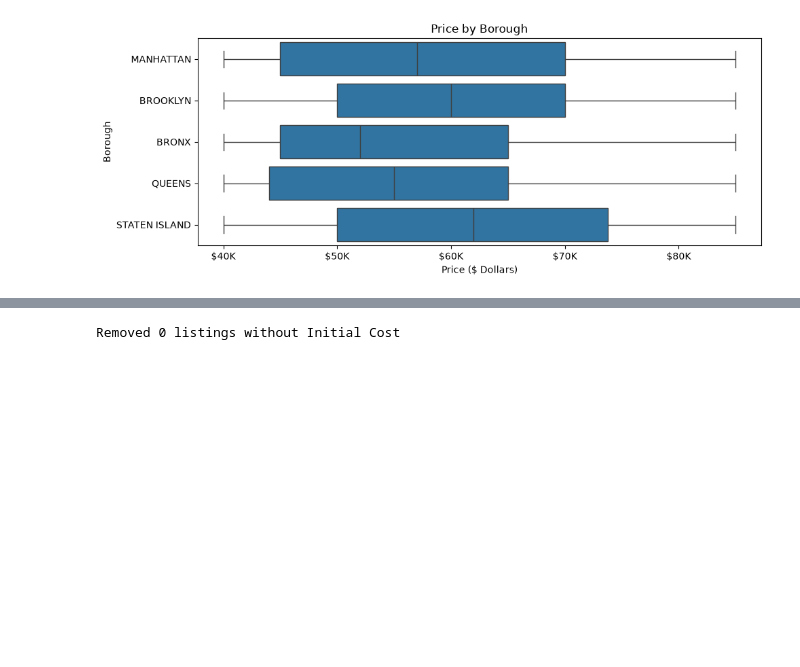
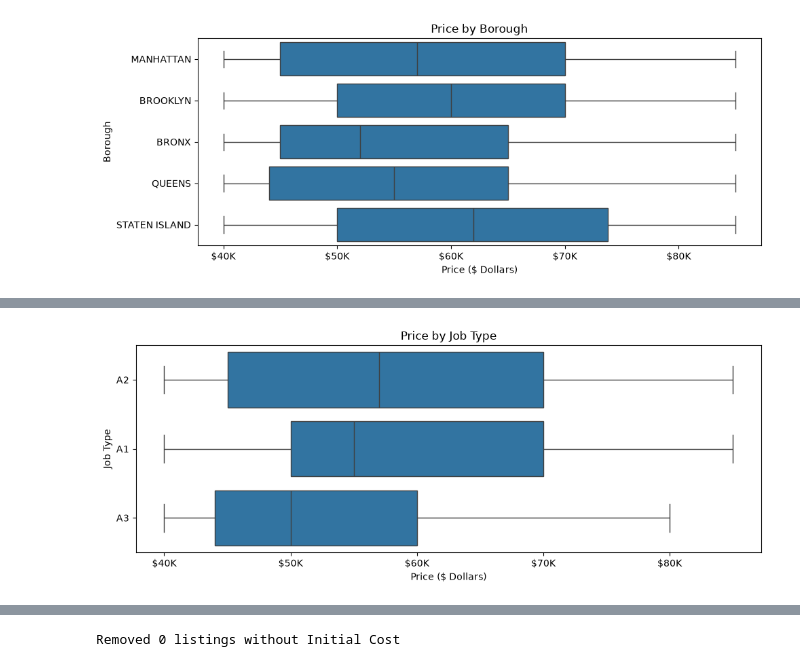
Before and after one commit to iaac-maai/group7_day1_assigment, a Jupyter notebook: New_York_Housing_cost/notebook/data_cleaning_and_EDA.ipynb, the cells around one changed output, grey strips where cells are left out. Drawn from its saved outputs; the diff is of its cells as text; code cells hidden in the pictures; blank space fills up the shorter version.

Commit message:
boxplot 2

```diff
--- a/New_York_Housing_cost/notebook/data_cleaning_and_EDA.ipynb
+++ b/New_York_Housing_cost/notebook/data_cleaning_and_EDA.ipynb
@@ -142,0 +223,18 @@ plt.show()
+# %%
+df_clean["Initial Cost"] = pd.to_numeric(
+    df_clean["Initial Cost"].astype(str).str.replace(r"[$,]", "", regex=True),
+    errors="coerce"
+)
+
+fig, ax = plt.subplots(figsize=(10, 4))
+
+sns.boxplot(data=df_clean, x="Initial Cost", y="Job Type", ax=ax)
+
+ax.set_title("Price by Job Type")
+ax.set_xlabel("Price ($ Dollars)")
+ax.xaxis.set_major_formatter(FuncFormatter(lambda x, pos: f"${x/1000:.0f}K"))
+
+plt.tight_layout()
+plt.show()
+# %% [output]
+[figure, added]
```
Also changed, not shown: parts of 7 cells of this notebook.
